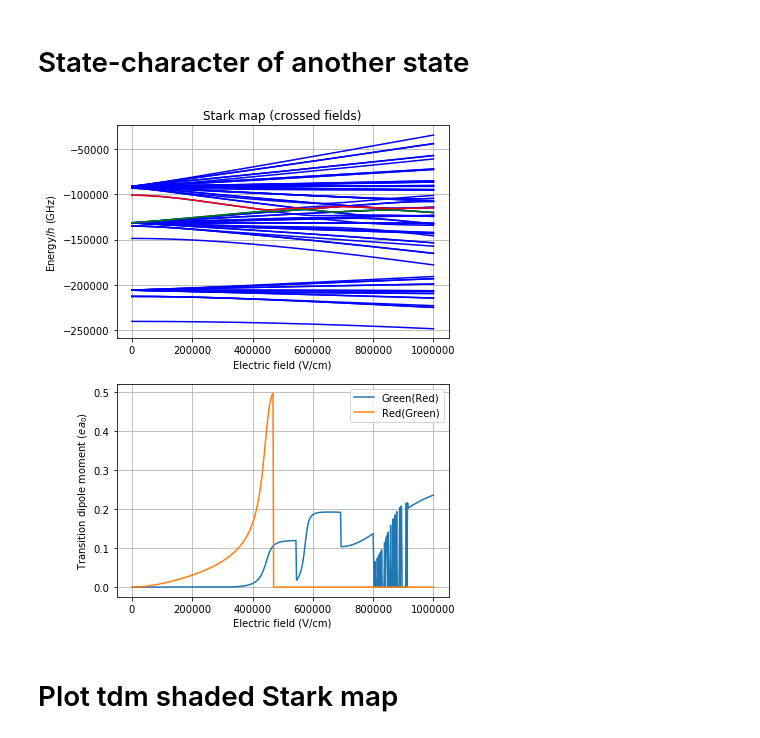
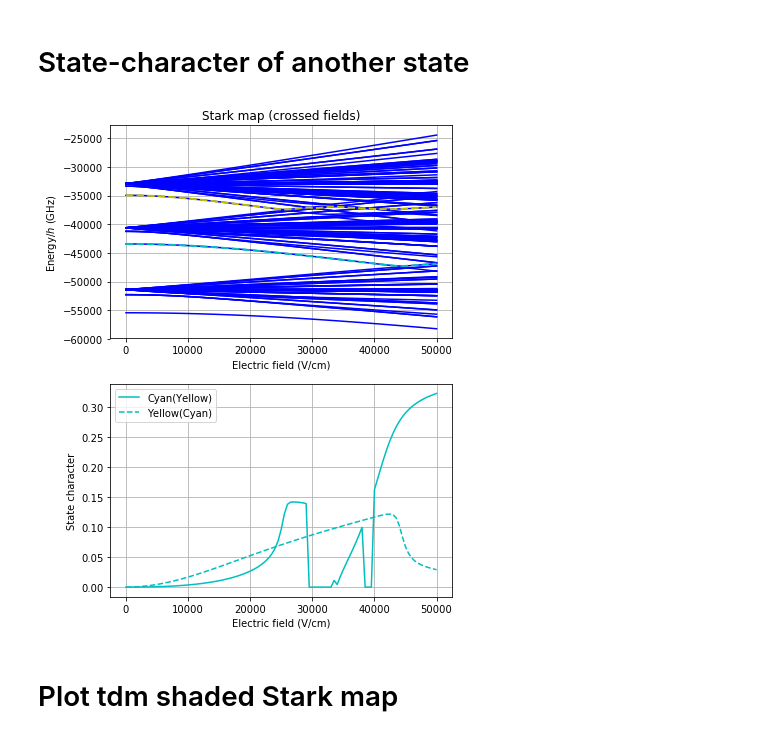
Before and after one commit to aa-morgan/Rydberg_helium_Stark, a Jupyter notebook: notebooks/Transition dipole moments - crossed fields.ipynb, the cells around one changed output. Cells and saved outputs as stored; diff of their text form; code cells hidden in the pictures.

```diff
--- a/notebooks/Transition dipole moments - crossed fields.ipynb
+++ b/notebooks/Transition dipole moments - crossed fields.ipynb
@@ -35,6 +40,6 @@ mat_S = stark_matrix(n_vals, neff, L_vals, m_vals, field_orientation='crossed')
 # %%
 # specify the electric field
-field = np.linspace(0.00, 10**6, 501) # V /cm
+field = np.linspace(0.00, 0.5*10**5, 101) # V /cm
 field_au = field * 100 / (En_h_He/(e*a_0_He))
 # specify the magnetic field (in Telsa)
 B_z = 1.6154E-3
@@ -55,19 +61,25 @@ plt.title('Stark map')
 # %% [markdown]
 # Transition dipole moments between two states
 # %%
-state_a = 4**2 + 5**2
-state_b = 4**2 -1
+state_i = 8**2 + 9**2
+state_f = 8**2 - 0
+
+dm_0, dm_1, dm_m1 = 0, 1, 2
+dm_include = [dm_0]
 
 tdm = []
 for i, f in enumerate(field):
-    weights = ( np.outer( eig_vecs[i,:,state_a], eig_vecs[i,:,state_b] ) )
-    tdm.append( np.abs( np.sum( weights * mat_S ) ) )
+    weights = ( np.outer( eig_vecs[i,:,state_i], eig_vecs[i,:,state_f] ) )
+    tdm_sum = 0
+    for dm in dm_include:
+        tdm_sum += np.sum( weights * mat_S_transition[dm] )**2
+    tdm.append( tdm_sum )
 
 plt.figure(figsize=(6,7.5))
 plt.subplot(2,1,1)
 plt.plot(field, eig_vals*scl, 'b')
-plt.plot(field, eig_vals[:,state_a]*scl, 'r')
-plt.plot(field, eig_vals[:,state_b]*scl, 'g')
+plt.plot(field, eig_vals[:,state_i]*scl, '--y', lw=2)
+plt.plot(field, eig_vals[:,state_f]*scl, '--y', lw=2)
 plt.xlabel('Electric field (V/cm)')
 plt.ylabel('Energy/$h$ (GHz)')
 plt.grid()
@@ -85,36 +97,34 @@ plt.tight_layout()
 # %% [markdown]
 # State-character of another state
 # %%
-state_a = 4**2 + 5**2
-state_b = 4**2 + 5**2 -1
+state_i = 8**2 + 9**2
+state_f = 8**2 + 0
 
 l_char = []
 for i, f in enumerate(field):
-    l_char.append( [np.abs( eig_vecs[i,state_b,state_a] ),
-                    np.abs( eig_vecs[i,state_a,state_b] )] )
+    l_char.append( [np.abs( eig_vecs[i,state_f,state_i] ),
+                    np.abs( eig_vecs[i,state_i,state_f] )] )
 
 plt.figure(figsize=(6,7.5))
 plt.subplot(2,1,1)
 plt.plot(field, eig_vals*scl, 'b')
-plt.plot(field, eig_vals[:,state_a]*scl, 'r')
-plt.plot(field, eig_vals[:,state_b]*scl, 'g')
+plt.plot(field, eig_vals[:,state_i]*scl, '--y', lw=2)
+plt.plot(field, eig_vals[:,state_f]*scl, '--c', lw=2)
 plt.xlabel('Electric field (V/cm)')
 plt.ylabel('Energy/$h$ (GHz)')
 plt.grid()
 plt.title('Stark map (crossed fields)')
 
 plt.subplot(2,1,2)
-plt.plot(field, np.array(l_char)[:,0], label='Green(Red)')
-plt.plot(field, np.array(l_char)[:,1], label='Red(Green)')
+plt.plot(field, np.array(l_char)[:,0], 'c', label='Cyan(Yellow)')
+plt.plot(field, np.array(l_char)[:,1], '--c', label='Yellow(Cyan)')
 plt.xlabel('Electric field (V/cm)')
-plt.ylabel('Transition dipole moment ($ea_0$)')
+plt.ylabel('State character')
 plt.grid()
 plt.legend()
-
-
 plt.tight_layout()
 # %% [output]
-[figure, old version]
+[figure, new version]
 # %% [markdown]
 # Plot tdm shaded Stark map
 # %%
```
Also changed, not shown: parts of 5 cells of this notebook, 1 other file.
